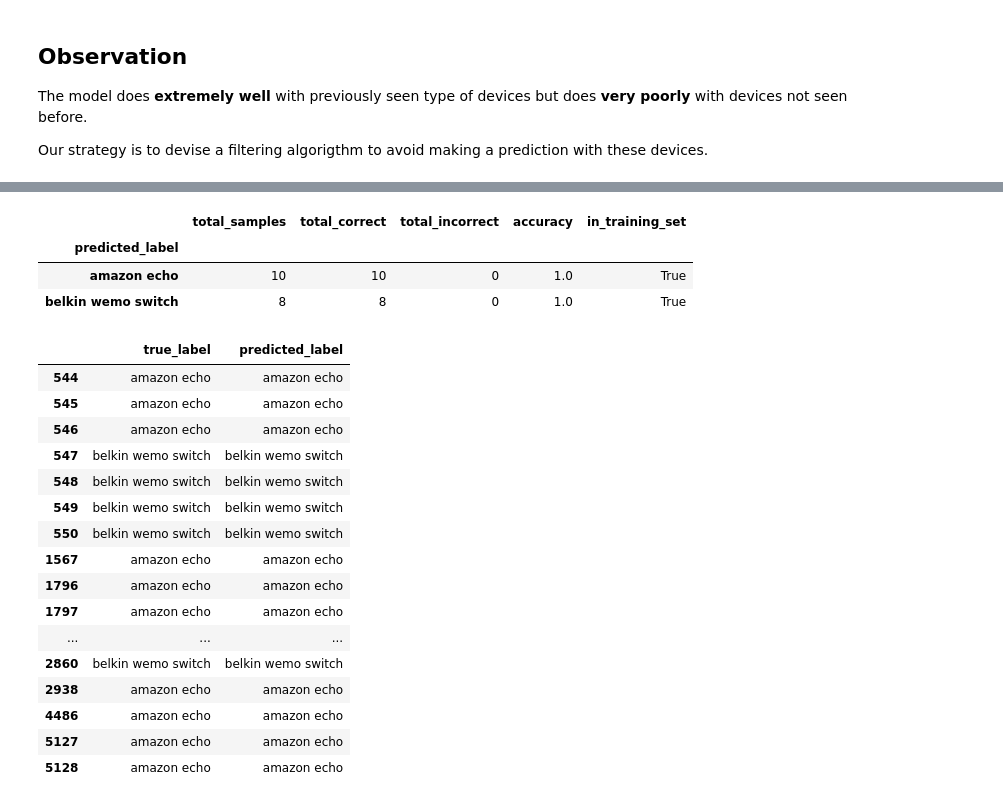
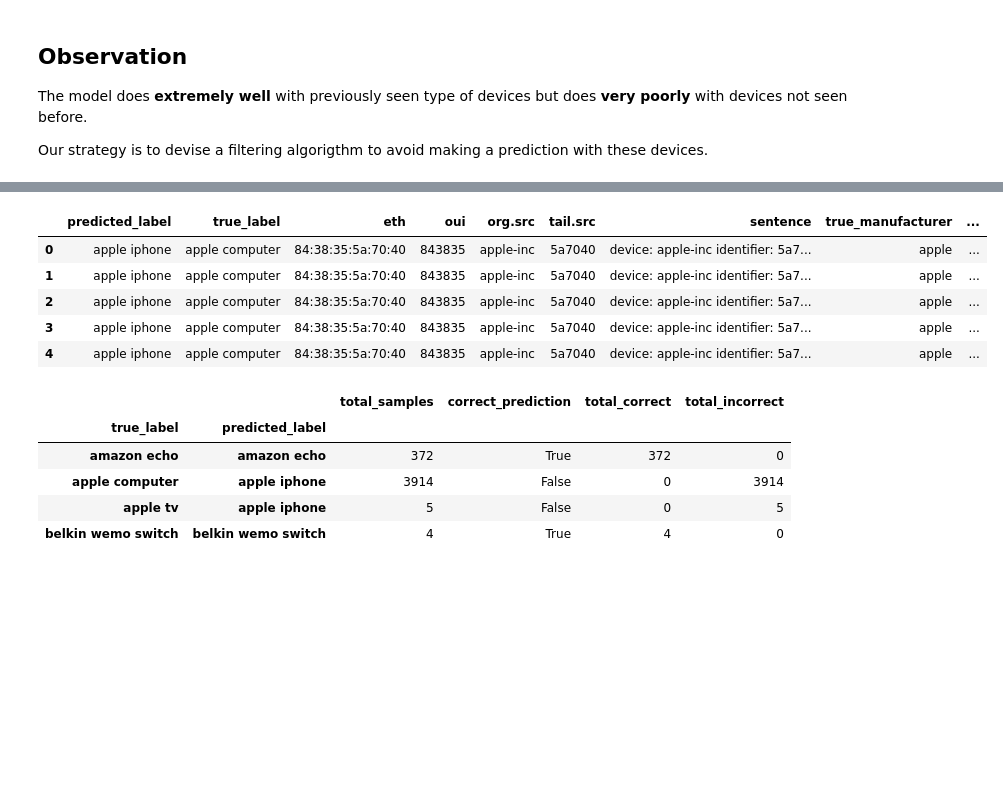
Before and after one commit to daghan/W210-IoT, a Jupyter notebook: IoT6_Sydney-all_rows_test_fasttext.ipynb, the cells around one changed output, grey strips where cells are left out. Saved outputs shown, nothing was run; the diff lists cells and outputs as text; code cells hidden in the pictures; blank space fills up the shorter version.

```diff
--- a/IoT6_Sydney-all_rows_test_fasttext.ipynb
+++ b/IoT6_Sydney-all_rows_test_fasttext.ipynb
@@ -690,44 +668,15 @@ filtered_validate_df.head()
-# %%
-classified_by_true_label_df = filtered_validate_df.groupby('predicted_label').apply(len).to_frame()
-classified_by_true_label_df.columns = ['total_samples']
-
-classified_by_true_label_df['total_correct'] = filtered_validate_df.groupby('predicted_label').\
-                    apply(lambda df:  sum(df['true_label'] == df['predicted_label']))
-
-classified_by_true_label_df['total_incorrect'] = classified_by_true_label_df['total_samples'] - \
-                                                    classified_by_true_label_df['total_correct']
-
-classified_by_true_label_df['accuracy'] = classified_by_true_label_df['total_correct'] / \
-                                                    classified_by_true_label_df['total_samples']
-
-# Gather a list of all devices seen in the traffic data
-training_devices = training_df['Manufacturer Device Type'].unique().tolist()
-
-# Create a columns to indicate whether that a given test devices
-classified_by_true_label_df['in_training_set'] = classified_by_true_label_df.index.map(lambda x:  x in training_devices)
-classified_by_true_label_df
-# %% [output]
-|  | total_samples | total_correct | total_incorrect | accuracy | in_training_set |
-| predicted_label |  |  |  |  |  |
-| amazon echo | 10 | 10 | 0 | 1.0 | True |
-| belkin wemo switch | 8 | 8 | 0 | 1.0 | True |
-# %%
-filtered_validate_df[['true_label','predicted_label']]
-# %% [output]
-|  | true_label | predicted_label |
-| 544 | amazon echo | amazon echo |
-| 545 | amazon echo | amazon echo |
-| 546 | amazon echo | amazon echo |
-| 547 | belkin wemo switch | belkin wemo switch |
-| 548 | belkin wemo switch | belkin wemo switch |
-| 549 | belkin wemo switch | belkin wemo switch |
-| 550 | belkin wemo switch | belkin wemo switch |
-| 1567 | amazon echo | amazon echo |
-| 1796 | amazon echo | amazon echo |
-| 1797 | amazon echo | amazon echo |
-| ... | ... | ... |
-| 2860 | belkin wemo switch | belkin wemo switch |
-| 2938 | amazon echo | amazon echo |
-| 4486 | amazon echo | amazon echo |
-| 5127 | amazon echo | amazon echo |
-| 5128 | amazon echo | amazon echo |
+# %%
+validate_df = validate_df.merge(OUI_df[list(['Assignment', 'Organization Name'])],
+             left_on = 'oui',  right_on= 'Assignment', how = 'left').drop(['Assignment'], axis = 1)
+validate_df = validate_df.rename(columns={'Organization Name':'true_manufacturer'})
+validate_df['predicted_manufacturer'] = validate_df['predicted_label'].apply(lambda x: x.split(' ')[0])
+validate_df['true_manufacturer'] = validate_df['true_manufacturer'].\
+    apply(lambda x: x.split(' ')[0].replace('.','').replace(',','').replace(" ", "-"))
+validate_df.head()
+# %% [output]
+|  | predicted_label | true_label | eth | oui | org.src | tail.src | sentence | true_manufacturer | ... |
+| 0 | apple iphone | apple computer | 84:38:35:5a:70:40 | 843835 | apple-inc | 5a7040 | device: apple-inc identifier: 5a7... | apple | ... |
+| 1 | apple iphone | apple computer | 84:38:35:5a:70:40 | 843835 | apple-inc | 5a7040 | device: apple-inc identifier: 5a7... | apple | ... |
+| 2 | apple iphone | apple computer | 84:38:35:5a:70:40 | 843835 | apple-inc | 5a7040 | device: apple-inc identifier: 5a7... | apple | ... |
+| 3 | apple iphone | apple computer | 84:38:35:5a:70:40 | 843835 | apple-inc | 5a7040 | device: apple-inc identifier: 5a7... | apple | ... |
+| 4 | apple iphone | apple computer | 84:38:35:5a:70:40 | 843835 | apple-inc | 5a7040 | device: apple-inc identifier: 5a7... | apple | ... |
@@ -733,0 +685,17 @@ filtered_validate_df[['true_label','predicted_label']]
+# %%
+filtered_classified_by_true_label_df = filtered_validate_df.groupby(['true_label','predicted_label']).apply(len).to_frame()
+filtered_classified_by_true_label_df.columns = ['total_samples']
+filtered_classified_by_true_label_df['correct_prediction'] = filtered_classified_by_true_label_df.index.map(lambda x: x[0] == x[1])
+filtered_classified_by_true_label_df['total_correct'] = filtered_classified_by_true_label_df['correct_prediction'] * filtered_classified_by_true_label_df['total_samples']
+filtered_classified_by_true_label_df['total_incorrect'] = (1-filtered_classified_by_true_label_df['correct_prediction']) * filtered_classified_by_true_label_df['total_samples']
+
+
+#validate_df.groupby('predicted_label').apply(lambda df:  sum(df['true_label'] == df['predicted_label']))
+filtered_classified_by_true_label_df
+# %% [output]
+|  |  | total_samples | correct_prediction | total_correct | total_incorrect |
+| true_label | predicted_label |  |  |  |  |
+| amazon echo | amazon echo | 372 | True | 372 | 0 |
+| apple computer | apple iphone | 3914 | False | 0 | 3914 |
+| apple tv | apple iphone | 5 | False | 0 | 5 |
+| belkin wemo switch | belkin wemo switch | 4 | True | 4 | 0 |
```
Also changed, not shown: parts of 9 cells of this notebook.
